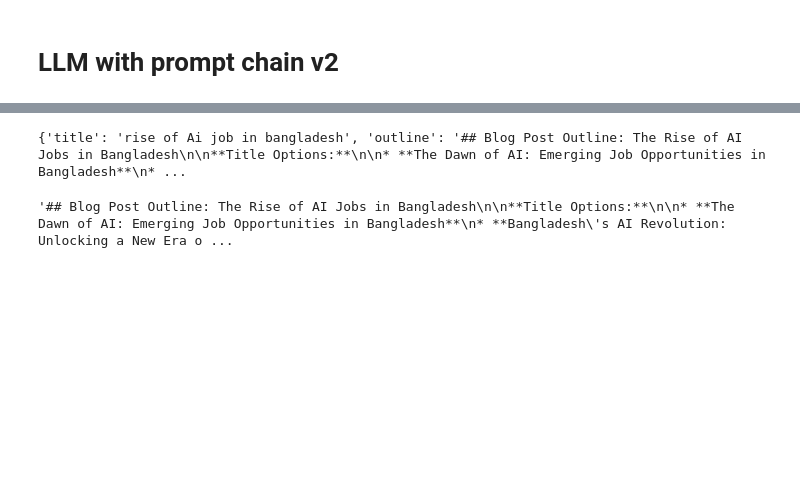
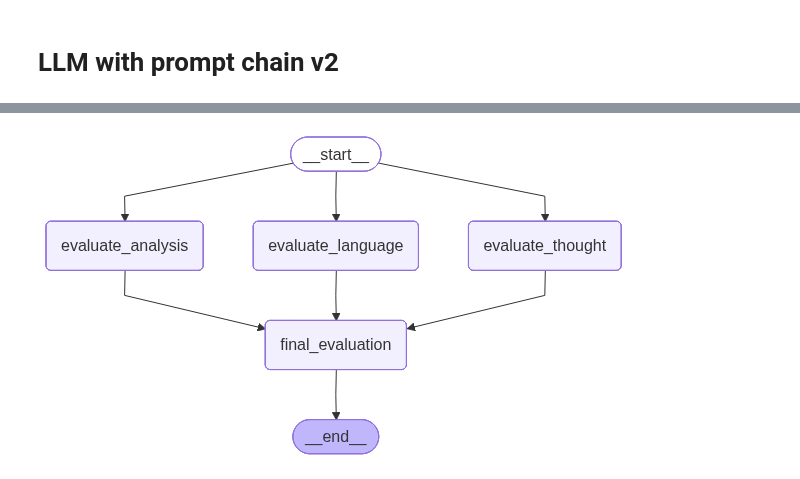
Before and after one commit to Saibhossain/Agentic-framework, a Jupyter notebook: Parallel_workflow_LangGraph.ipynb, the cells around one changed output, grey strips where cells are left out. Cells and saved outputs as stored; diff of their text form; code cells hidden in the pictures; blank space fills up the shorter version.

Commit message:
Parallel Workflow

```diff
--- a/Parallel_workflow_LangGraph.ipynb
+++ b/Parallel_workflow_LangGraph.ipynb
@@ -231,12 +207,17 @@ Image(workflow.get_graph().draw_mermaid_png())
-# %%
-initial_states = {'title':'rise of Ai job in bangladesh'}
-
-final_state = workflow.invoke(initial_states)
-
-print(final_state)
-# %% [output]
-{'title': 'rise of Ai job in bangladesh', 'outline': '## Blog Post Outline: The Rise of AI Jobs in Bangladesh\n\n**Title Options:**\n\n* **The Dawn of AI: Emerging Job Opportunities in Bangladesh**\n* ...
-# %%
-final_state['outline']
-# %% [output]
-'## Blog Post Outline: The Rise of AI Jobs in Bangladesh\n\n**Title Options:**\n\n* **The Dawn of AI: Emerging Job Opportunities in Bangladesh**\n* **Bangladesh\'s AI Revolution: Unlocking a New Era o ...
+# %%
+essay = """India in the Age of AI
+As the world enters a transformative era defined by artificial intelligence (AI), India stands at a critical juncture — one where it can either emerge as a global leader in AI innovation or risk falling behind in the technology race. The age of AI brings with it immense promise as well as unprecedented challenges, and how India navigates this landscape will shape its socio-economic and geopolitical future.
+
+India's strengths in the AI domain are rooted in its vast pool of skilled engineers, a thriving IT industry, and a growing startup ecosystem. With over 5 million STEM graduates annually and a burgeoning base of AI researchers, India possesses the intellectual capital required to build cutting-edge AI systems. Institutions like IITs, IIITs, and IISc have begun fostering AI research, while private players such as TCS, Infosys, and Wipro are integrating AI into their global services. In 2020, the government launched the National AI Strategy (AI for All) with a focus on inclusive growth, aiming to leverage AI in healthcare, agriculture, education, and smart mobility.
+
+One of the most promising applications of AI in India lies in agriculture, where predictive analytics can guide farmers on optimal sowing times, weather forecasts, and pest control. In healthcare, AI-powered diagnostics can help address India’s doctor-patient ratio crisis, particularly in rural areas. Educational platforms are increasingly using AI to personalize learning paths, while smart governance tools are helping improve public service delivery and fraud detection.
+
+However, the path to AI-led growth is riddled with challenges. Chief among them is the digital divide. While metropolitan cities may embrace AI-driven solutions, rural India continues to struggle with basic internet access and digital literacy. The risk of job displacement due to automation also looms large, especially for low-skilled workers. Without effective skilling and re-skilling programs, AI could exacerbate existing socio-economic inequalities.
+
+Another pressing concern is data privacy and ethics. As AI systems rely heavily on vast datasets, ensuring that personal data is used transparently and responsibly becomes vital. India is still shaping its data protection laws, and in the absence of a strong regulatory framework, AI systems may risk misuse or bias.
+
+To harness AI responsibly, India must adopt a multi-stakeholder approach involving the government, academia, industry, and civil society. Policies should promote open datasets, encourage responsible innovation, and ensure ethical AI practices. There is also a need for international collaboration, particularly with countries leading in AI research, to gain strategic advantage and ensure interoperability in global systems.
+
+India’s demographic dividend, when paired with responsible AI adoption, can unlock massive economic growth, improve governance, and uplift marginalized communities. But this vision will only materialize if AI is seen not merely as a tool for automation, but as an enabler of human-centered development.
+
+In conclusion, India in the age of AI is a story in the making — one of opportunity, responsibility, and transformation. The decisions we make today will not just determine India’s AI trajectory, but also its future as an inclusive, equitable, and innovation-driven society."""
@@ -242,0 +261,23 @@ final_state['outline']
+# %%
+graph = StateGraph(BCSstate)
+
+graph.add_node('evaluate_language',evaluate_language)
+graph.add_node('evaluate_analysis',evaluate_analysis)
+graph.add_node('evaluate_thought',evaluate_thought)
+graph.add_node('final_evaluation',final_evaluation)
+
+graph.add_edge(START,  'evaluate_language')
+graph.add_edge(START,  'evaluate_analysis')
+graph.add_edge(START,  'evaluate_thought')
+
+graph.add_edge('evaluate_language', 'final_evaluation')
+graph.add_edge('evaluate_analysis', 'final_evaluation')
+graph.add_edge('evaluate_thought', 'final_evaluation')
+
+graph.add_edge('evaluate_thought', END)
+
+workflow = graph.compile()
+# %%
+workflow
+# %% [output]
+[figure, added]
```
Also changed, not shown: parts of 7 cells of this notebook.
